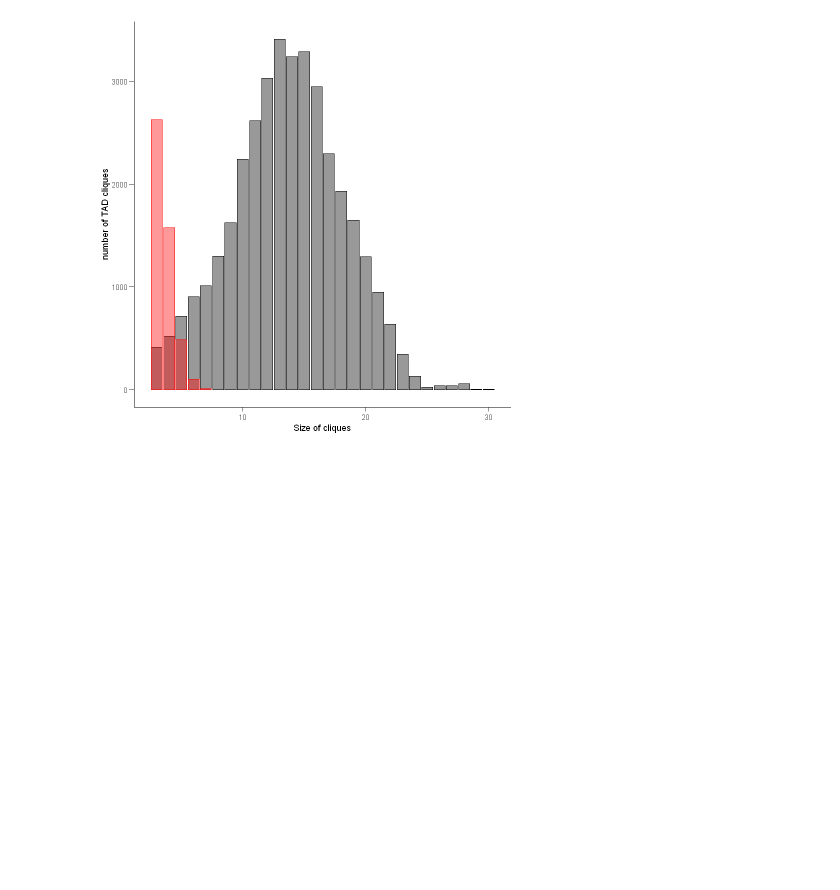
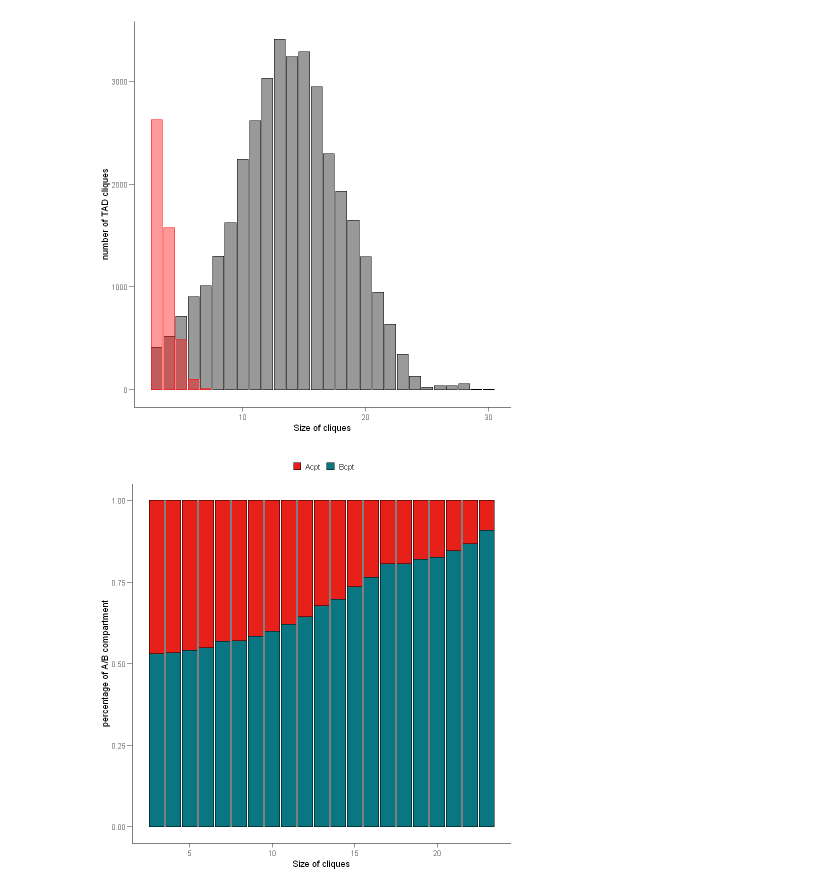
Before and after one commit to Nuturetree/VS_code_program, a Jupyter notebook: R/TM-1_leaf_3Dgenome/barplot.ipynb, the cells around one changed output. Cells and saved outputs as stored; diff of their text form; code cells hidden in the pictures; blank space fills up the shorter version.

```diff
--- a/R/TM-1_leaf_3Dgenome/barplot.ipynb
+++ b/R/TM-1_leaf_3Dgenome/barplot.ipynb
@@ -131,3 +131,31 @@ Warning message:
 Warning message:
 "Removed 23 rows containing missing values (position_stack)."
 [figure]
+# %%
+## 分析TAD cliques 在A/B compartment 分布占比
+setwd('F:/TM-1_leaf_3D-genome/Pore-C/TAD/TAD_cliques/ABcpt')
+library(ggplot2)
+library(ggpubr)
+library(extrafont)
+rm=list(ls())
+df = read.csv('PoreC_cliques_AB_cpt_ratio.txt', sep = '\t', header = T)
+df_need <- df[df$cliques<24,]
+abcom_gene <- ggplot(data= df_need) +
+  geom_bar(aes(x=cliques, y = ratio, fill=ABcpt),stat='identity',position='stack', color='black')  +
+  labs(x='Size of cliques',y='percentage of A/B compartment',fill=NULL) +   #不要标签
+  #coord_cartesian(ylim = c(0,1500000))+
+  #scale_y_continuous(breaks = c(0, 500000, 1000000, 1500000))+
+  theme(
+    axis.line=element_line(linetype=1,color="black"), #设置Y轴线
+    panel.background = element_blank(), #去掉背景色
+    panel.grid.major =element_blank(), #去掉竖立网格线
+    panel.grid.minor = element_blank() ,#去掉横向网格线
+    legend.position = 'top',
+    legend.key.size = unit(10, 'pt'),
+    axis.ticks.length = unit(0.2,'cm')
+  ) +
+  scale_fill_manual(values=c("#E7211A", "#0A7681"))
+abcom_gene
+ggsave(plot =abcom_gene, filename = "PoreC_cliques_AB_cpt_ratio.pdf", height =4, width = 4)
+# %% [output]
+[figure, added]
```
Also changed, not shown: parts of 1 cell of this notebook, 16 other files.
